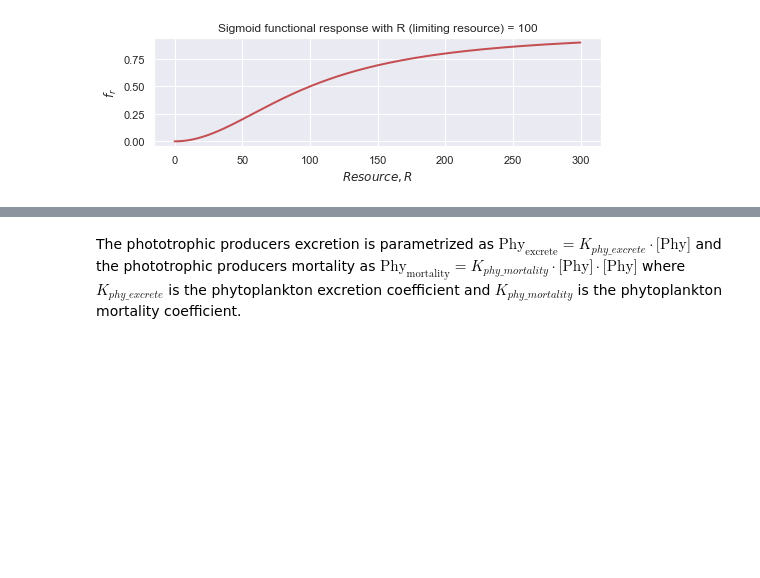
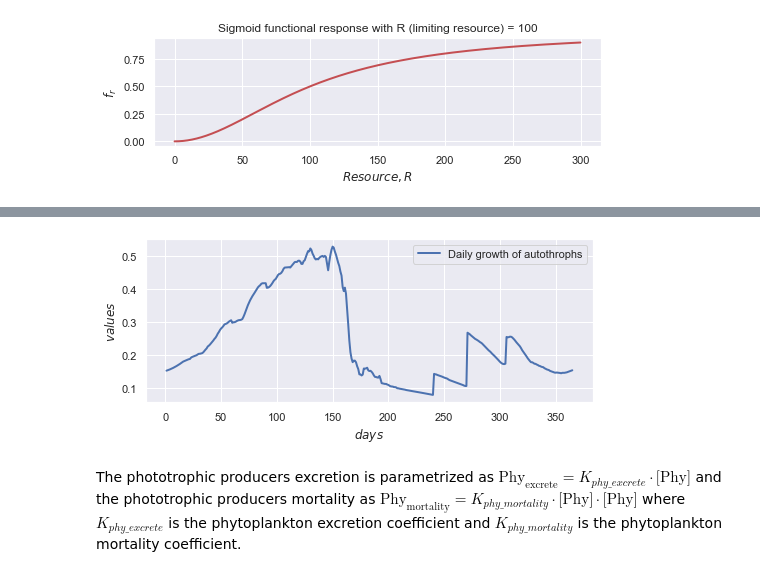
Before and after one commit to limash/Alkalinity_in_the_Wadden_Sea, a Jupyter notebook: 3_Methods-2.ipynb, the cells around one changed output, grey strips where cells are left out. Drawn from its saved outputs; the diff is of its cells as text; code cells hidden in the pictures; blank space fills up the shorter version.

```diff
--- a/3_Methods-2.ipynb
+++ b/3_Methods-2.ipynb
@@ -84,3 +86,23 @@ pf.plot_year_multi((nh4_limiter, 'nh4 limiter'),(no3_limiter, 'no3 limiter'),(no
+# %%
+ChlCratio = bf.ChlCratio(temperature, irradiance, no3_limiter+nh4_limiter)
+#pf.plot_year_multi((ChlCratio, 'Chl to C ratio'))
+# %%
+PhyBioRate = bf.phy_biorate(D=bf.photoperiod2(55), pbm=3, alpha=0.09, I=par)
+#pf.plot_year_multi((PhyBioRate, 'Autotrophs biomass specific photosyntethic rate'))
+# %%
+def phy_daily_growth(phy_biorate, ChlCratio):
+    """
+    Coefficiens inside evaluate respiration;
+    biorate is the daily rate of photosynthesis, [mg C (mg Chl a d)-1]
+    """
+    answer = 0.85*phy_biorate*ChlCratio-0.015
+
+    return answer
+# %%
+daily_growth = phy_daily_growth(PhyBioRate, ChlCratio)
+pf.plot_year_multi((daily_growth, 'Daily growth of autothrophs'))
+# %% [output]
+[figure, added]
 # %% [markdown]
 The phototrophic producers excretion is parametrized as
 $\text{Phy}_{\text{excrete}} = K_{phy\_ excrete} \cdot \lbrack\text{Phy}\rbrack$
```
Also changed, not shown: parts of 11 cells of this notebook, 2 other files.
